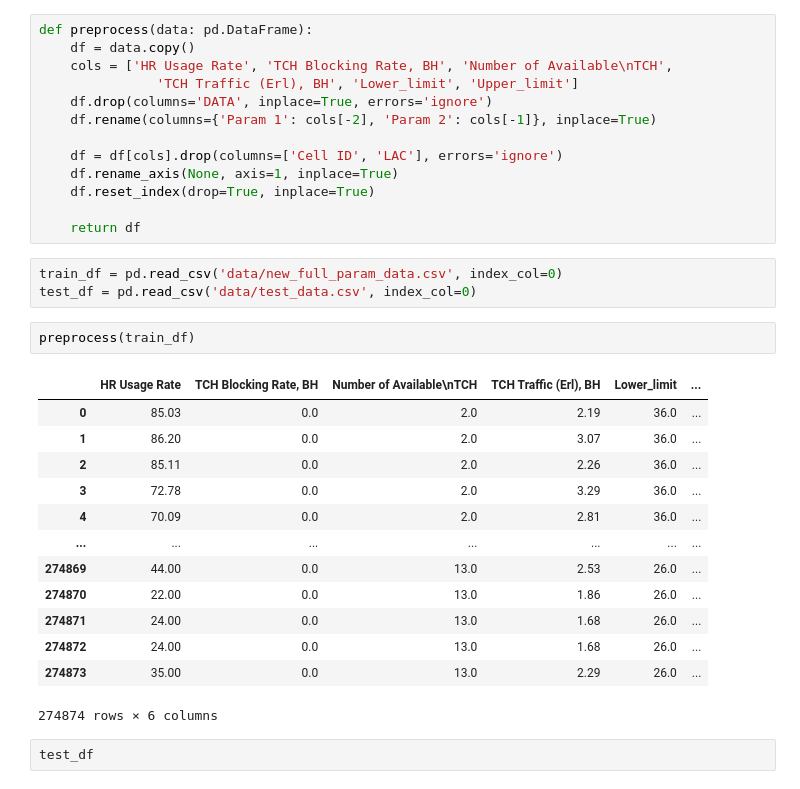
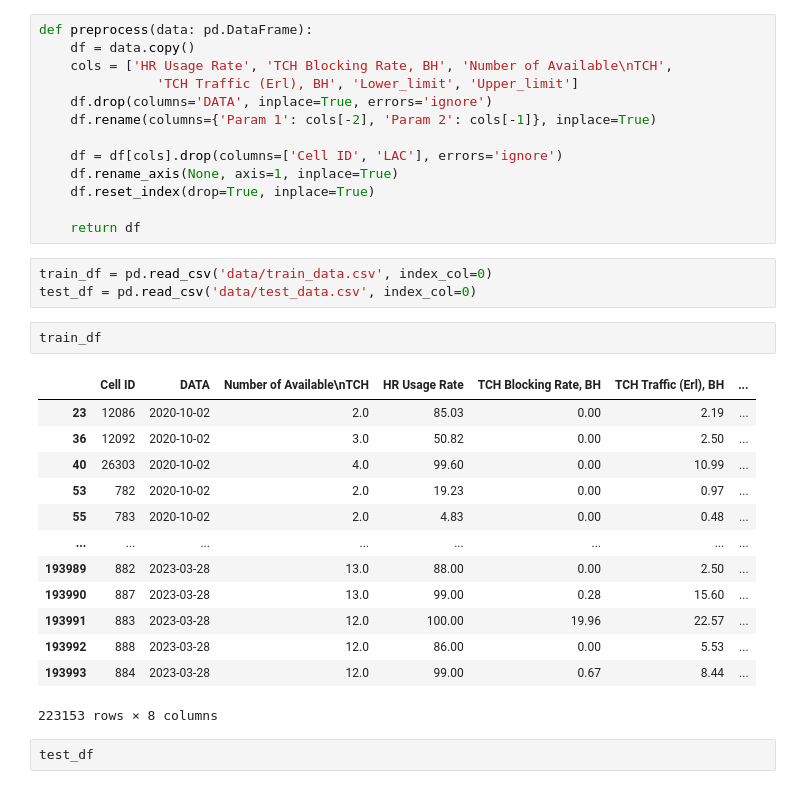
Before and after one commit to S-M157/Bachelor, a Jupyter notebook: DataDrift.ipynb, the cells around one changed output. Saved outputs shown, nothing was run; the diff lists cells and outputs as text.

```diff
--- a/DataDrift.ipynb
+++ b/DataDrift.ipynb
@@ -109,24 +109,24 @@ def preprocess(data: pd.DataFrame):
 
     return df
 # %%
-train_df = pd.read_csv('data/new_full_param_data.csv', index_col=0)
+train_df = pd.read_csv('data/train_data.csv', index_col=0)
 test_df = pd.read_csv('data/test_data.csv', index_col=0)
-# %%
-preprocess(train_df)
-# %% [output]
-|  | HR Usage Rate | TCH Blocking Rate, BH | Number of Available\nTCH | TCH Traffic (Erl), BH | Lower_limit | ... |
-| 0 | 85.03 | 0.0 | 2.0 | 2.19 | 36.0 | ... |
-| 1 | 86.20 | 0.0 | 2.0 | 3.07 | 36.0 | ... |
-| 2 | 85.11 | 0.0 | 2.0 | 2.26 | 36.0 | ... |
-| 3 | 72.78 | 0.0 | 2.0 | 3.29 | 36.0 | ... |
-| 4 | 70.09 | 0.0 | 2.0 | 2.81 | 36.0 | ... |
-| ... | ... | ... | ... | ... | ... | ... |
-| 274869 | 44.00 | 0.0 | 13.0 | 2.53 | 26.0 | ... |
-| 274870 | 22.00 | 0.0 | 13.0 | 1.86 | 26.0 | ... |
-| 274871 | 24.00 | 0.0 | 13.0 | 1.68 | 26.0 | ... |
-| 274872 | 24.00 | 0.0 | 13.0 | 1.68 | 26.0 | ... |
-| 274873 | 35.00 | 0.0 | 13.0 | 2.29 | 26.0 | ... |
-274874 rows × 6 columns
+# %%
+train_df
+# %% [output]
+|  | Cell ID | DATA | Number of Available\nTCH | HR Usage Rate | TCH Blocking Rate, BH | TCH Traffic (Erl), BH | ... |
+| 23 | 12086 | 2020-10-02 | 2.0 | 85.03 | 0.00 | 2.19 | ... |
+| 36 | 12092 | 2020-10-02 | 3.0 | 50.82 | 0.00 | 2.50 | ... |
+| 40 | 26303 | 2020-10-02 | 4.0 | 99.60 | 0.00 | 10.99 | ... |
+| 53 | 782 | 2020-10-02 | 2.0 | 19.23 | 0.00 | 0.97 | ... |
+| 55 | 783 | 2020-10-02 | 2.0 | 4.83 | 0.00 | 0.48 | ... |
+| ... | ... | ... | ... | ... | ... | ... | ... |
+| 193989 | 882 | 2023-03-28 | 13.0 | 88.00 | 0.00 | 2.50 | ... |
+| 193990 | 887 | 2023-03-28 | 13.0 | 99.00 | 0.28 | 15.60 | ... |
+| 193991 | 883 | 2023-03-28 | 12.0 | 100.00 | 19.96 | 22.57 | ... |
+| 193992 | 888 | 2023-03-28 | 12.0 | 86.00 | 0.00 | 5.53 | ... |
+| 193993 | 884 | 2023-03-28 | 12.0 | 99.00 | 0.67 | 8.44 | ... |
+223153 rows × 8 columns
 # %%
 test_df
 # %% [output]
```
Also changed, not shown: parts of 14 cells of this notebook.
